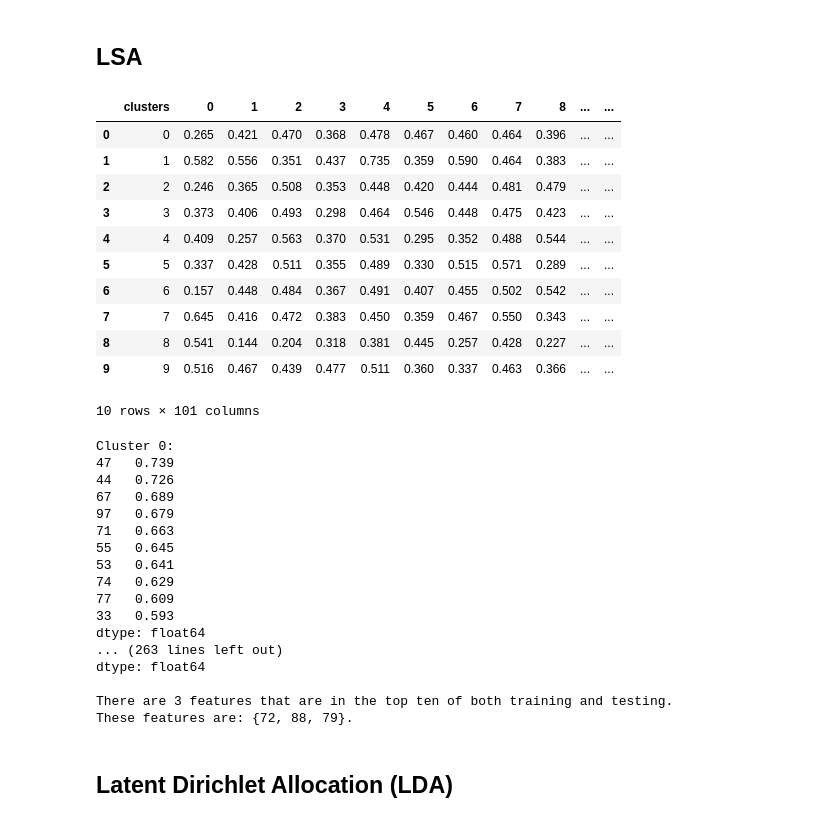
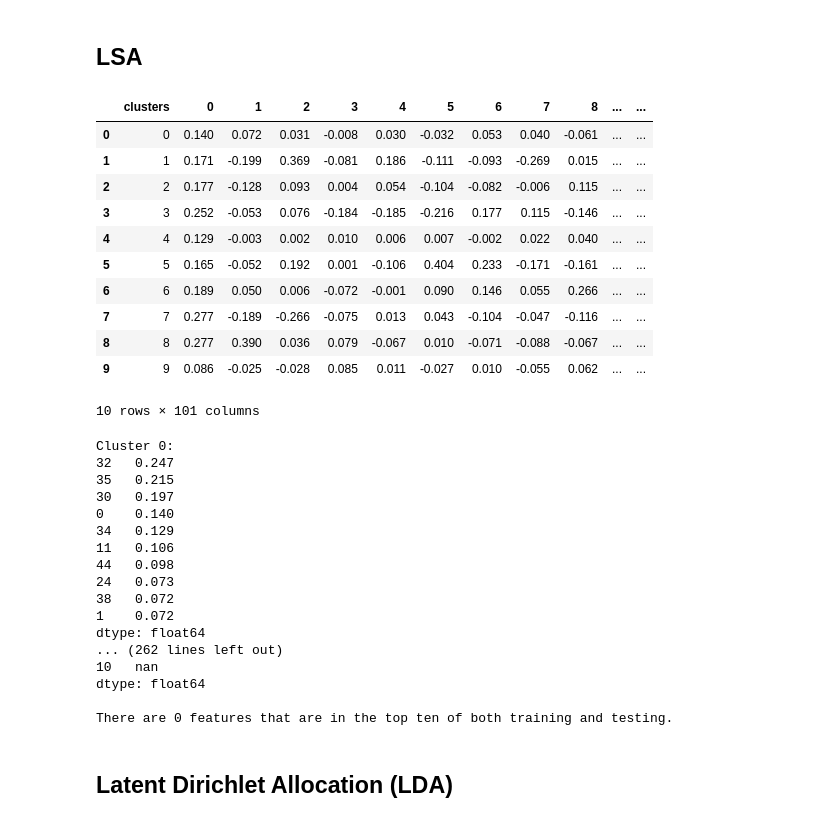
Before and after one commit to serfsup/thinkful-unsupervised-capstone, a Jupyter notebook: Thinkful.U4L5.1 Unsupervised Capstone.ipynb, the cells around one changed output. Saved outputs shown, nothing was run; the diff lists cells and outputs as text; code cells hidden in the pictures.

```diff
--- a/Thinkful.U4L5.1 Unsupervised Capstone.ipynb
+++ b/Thinkful.U4L5.1 Unsupervised Capstone.ipynb
@@ -603,43 +609,48 @@ These words are: {'let'}.
 ## LSA
 # %%
 # Re-run KMeans and extract cluster information.
-model_lsa = KMeans(n_clusters=10, random_state=42).fit(X_train_lsa_scaled)
+model_lsa = KMeans(n_clusters=10, random_state=42).fit(X_train_lsa)
 
 # Extract cluster assignments for each data point.
 labels = model_lsa.labels_
 # %%
+# CHECK THIS CELL-- DELETED _scaled from variables.
 # Create cluster assignment for eval, holdout groups.
-X_eval_lsa_labels = model_lsa.predict(X_eval_lsa_scaled)
-X_holdout_lsa_labels = model_lsa.predict(X_holdout_lsa_scaled)
+X_eval_lsa_labels = model_lsa.predict(X_eval_lsa)
+X_holdout_lsa_labels = model_lsa.predict(X_holdout_lsa)
+
+X_train_lsa = sentences_to_df(X_train_lsa)
+X_eval_lsa = sentences_to_df(X_eval_lsa)
+X_holdout_lsa = sentences_to_df(X_holdout_lsa)
 
 # Create a column for cluster labels.
-X_eval_lsa_scaled['clusters'] = X_eval_lsa_labels
-X_holdout_lsa_scaled['clusters'] = X_holdout_lsa_labels
+X_eval_lsa['clusters'] = X_eval_lsa_labels
+X_holdout_lsa['clusters'] = X_holdout_lsa_labels
 
-X_train_lsa_scaled['clusters'] = labels
+X_train_lsa['clusters'] = labels
 # %%
 # Aggregate by cluster.
-X_train_lsa_clusters = X_train_lsa_scaled.groupby(
+X_train_lsa_clusters = X_train_lsa.groupby(
     ['clusters'], as_index=False).mean()
 X_train_lsa_clusters
 # %% [output]
 |  | clusters | 0 | 1 | 2 | 3 | 4 | 5 | 6 | 7 | 8 | ... | ... |
-| 0 | 0 | 0.265 | 0.421 | 0.470 | 0.368 | 0.478 | 0.467 | 0.460 | 0.464 | 0.396 | ... | ... |
-| 1 | 1 | 0.582 | 0.556 | 0.351 | 0.437 | 0.735 | 0.359 | 0.590 | 0.464 | 0.383 | ... | ... |
-| 2 | 2 | 0.246 | 0.365 | 0.508 | 0.353 | 0.448 | 0.420 | 0.444 | 0.481 | 0.479 | ... | ... |
-| 3 | 3 | 0.373 | 0.406 | 0.493 | 0.298 | 0.464 | 0.546 | 0.448 | 0.475 | 0.423 | ... | ... |
-| 4 | 4 | 0.409 | 0.257 | 0.563 | 0.370 | 0.531 | 0.295 | 0.352 | 0.488 | 0.544 | ... | ... |
-| 5 | 5 | 0.337 | 0.428 | 0.511 | 0.355 | 0.489 | 0.330 | 0.515 | 0.571 | 0.289 | ... | ... |
-| 6 | 6 | 0.157 | 0.448 | 0.484 | 0.367 | 0.491 | 0.407 | 0.455 | 0.502 | 0.542 | ... | ... |
-| 7 | 7 | 0.645 | 0.416 | 0.472 | 0.383 | 0.450 | 0.359 | 0.467 | 0.550 | 0.343 | ... | ... |
-| 8 | 8 | 0.541 | 0.144 | 0.204 | 0.318 | 0.381 | 0.445 | 0.257 | 0.428 | 0.227 | ... | ... |
-| 9 | 9 | 0.516 | 0.467 | 0.439 | 0.477 | 0.511 | 0.360 | 0.337 | 0.463 | 0.366 | ... | ... |
+| 0 | 0 | 0.140 | 0.072 | 0.031 | -0.008 | 0.030 | -0.032 | 0.053 | 0.040 | -0.061 | ... | ... |
+| 1 | 1 | 0.171 | -0.199 | 0.369 | -0.081 | 0.186 | -0.111 | -0.093 | -0.269 | 0.015 | ... | ... |
+| 2 | 2 | 0.177 | -0.128 | 0.093 | 0.004 | 0.054 | -0.104 | -0.082 | -0.006 | 0.115 | ... | ... |
+| 3 | 3 | 0.252 | -0.053 | 0.076 | -0.184 | -0.185 | -0.216 | 0.177 | 0.115 | -0.146 | ... | ... |
+| 4 | 4 | 0.129 | -0.003 | 0.002 | 0.010 | 0.006 | 0.007 | -0.002 | 0.022 | 0.040 | ... | ... |
+| 5 | 5 | 0.165 | -0.052 | 0.192 | 0.001 | -0.106 | 0.404 | 0.233 | -0.171 | -0.161 | ... | ... |
+| 6 | 6 | 0.189 | 0.050 | 0.006 | -0.072 | -0.001 | 0.090 | 0.146 | 0.055 | 0.266 | ... | ... |
+| 7 | 7 | 0.277 | -0.189 | -0.266 | -0.075 | 0.013 | 0.043 | -0.104 | -0.047 | -0.116 | ... | ... |
+| 8 | 8 | 0.277 | 0.390 | 0.036 | 0.079 | -0.067 | 0.010 | -0.071 | -0.088 | -0.067 | ... | ... |
+| 9 | 9 | 0.086 | -0.025 | -0.028 | 0.085 | 0.011 | -0.027 | 0.010 | -0.055 | 0.062 | ... | ... |
 10 rows × 101 columns
 # %%
 num_clusters = model_lsa.n_clusters
 for i in range(num_clusters):
-    data_train = X_train_lsa_scaled[X_train_lsa_scaled['clusters'] == i]
-    data_eval = X_eval_lsa_scaled[X_eval_lsa_scaled['clusters'] == i]
+    data_train = X_train_lsa[X_train_lsa['clusters'] == i]
+    data_eval = X_eval_lsa[X_eval_lsa['clusters'] == i]
     print(f'Cluster {i}:')
     if i < 1:
         train = data_train.mean().sort_values(ascending=False)[:10].copy()
@@ -669,22 +680,22 @@ for i in range(num_clusters):
         print()
 # %% [output]
 Cluster 0:
-47   0.739
-44   0.726
-67   0.689
-97   0.679
-71   0.663
-55   0.645
-53   0.641
-74   0.629
-77   0.609
-33   0.593
+32   0.247
+35   0.215
+30   0.197
+0    0.140
+34   0.129
+11   0.106
+44   0.098
+24   0.073
+38   0.072
+1    0.072
 dtype: float64
-... (263 lines left out)
+... (262 lines left out)
+10   nan
 dtype: float64
 
-There are 3 features that are in the top ten of both training and testing.
-These features are: {72, 88, 79}.
+There are 0 features that are in the top ten of both training and testing.
 # %% [markdown]
 ## Latent Dirichlet Allocation (LDA)
 # %% [markdown]
```
Also changed, not shown: parts of 39 cells of this notebook.
